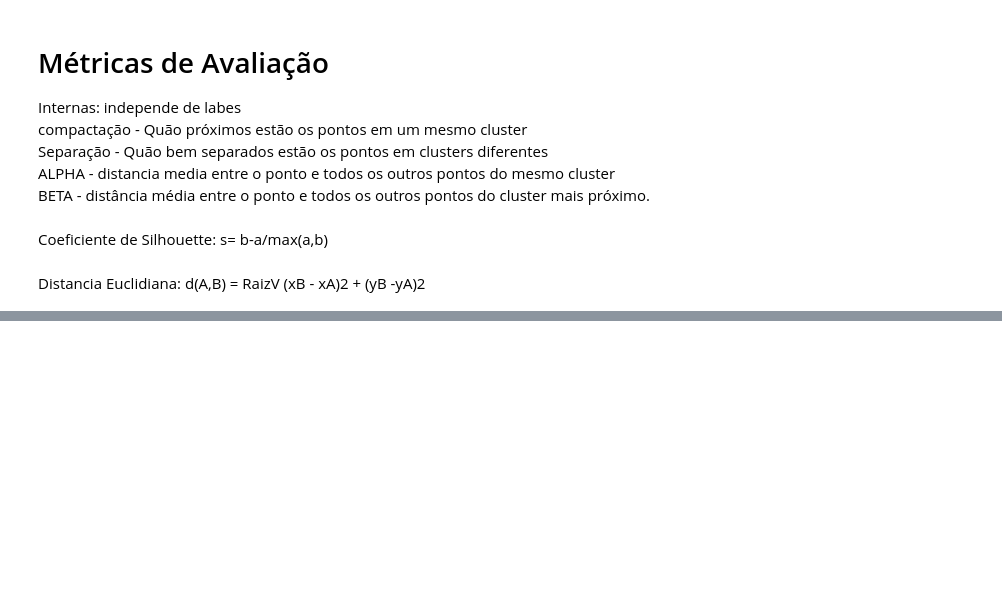
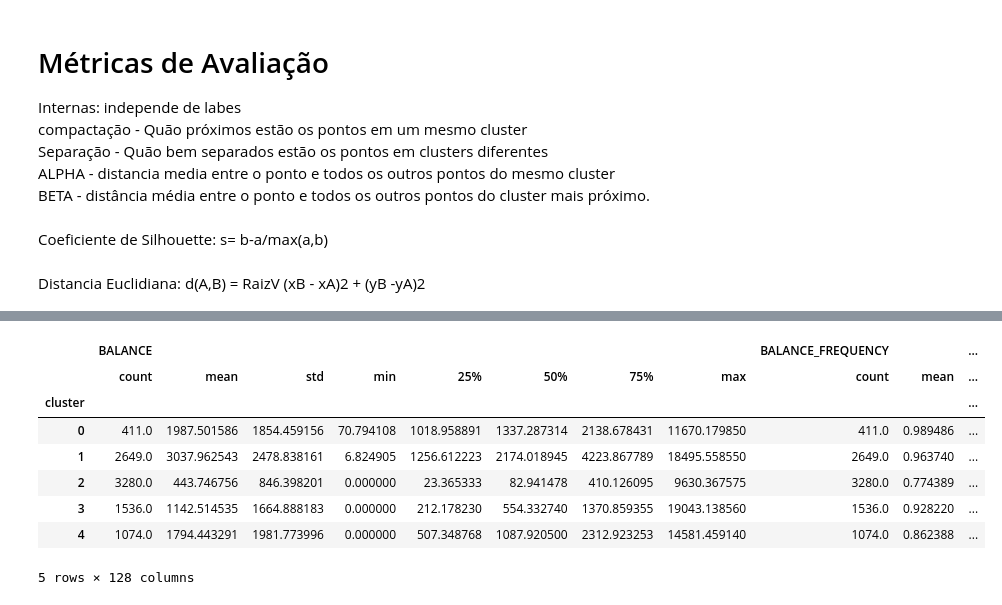
Before and after one commit to ronaldodeschain/rd_colab, a Jupyter notebook: Clustering_Extraindo_Padroes_de_dados.ipynb, the cells around one changed output, grey strips where cells are left out. Saved outputs shown, nothing was run; the diff lists cells and outputs as text; code cells hidden in the pictures; blank space fills up the shorter version.

```diff
--- a/Clustering_Extraindo_Padroes_de_dados.ipynb
+++ b/Clustering_Extraindo_Padroes_de_dados.ipynb
@@ -149,0 +198,13 @@ print(s1,dbs1,calinski1)
+# %%
+#dados estatisticos
+dataframe.groupby("cluster").describe()
+# %% [output]
+|  | BALANCE |  |  |  |  |  |  |  | BALANCE_FREQUENCY |  | ... |
+|  | count | mean | std | min | 25% | 50% | 75% | max | count | mean | ... |
+| cluster |  |  |  |  |  |  |  |  |  |  | ... |
+| 0 | 411.0 | 1987.501586 | 1854.459156 | 70.794108 | 1018.958891 | 1337.287314 | 2138.678431 | 11670.179850 | 411.0 | 0.989486 | ... |
+| 1 | 2649.0 | 3037.962543 | 2478.838161 | 6.824905 | 1256.612223 | 2174.018945 | 4223.867789 | 18495.558550 | 2649.0 | 0.963740 | ... |
+| 2 | 3280.0 | 443.746756 | 846.398201 | 0.000000 | 23.365333 | 82.941478 | 410.126095 | 9630.367575 | 3280.0 | 0.774389 | ... |
+| 3 | 1536.0 | 1142.514535 | 1664.888183 | 0.000000 | 212.178230 | 554.332740 | 1370.859355 | 19043.138560 | 1536.0 | 0.928220 | ... |
+| 4 | 1074.0 | 1794.443291 | 1981.773996 | 0.000000 | 507.348768 | 1087.920500 | 2312.923253 | 14581.459140 | 1074.0 | 0.862388 | ... |
+5 rows × 128 columns
```
Also changed, not shown: parts of 15 cells of this notebook.
